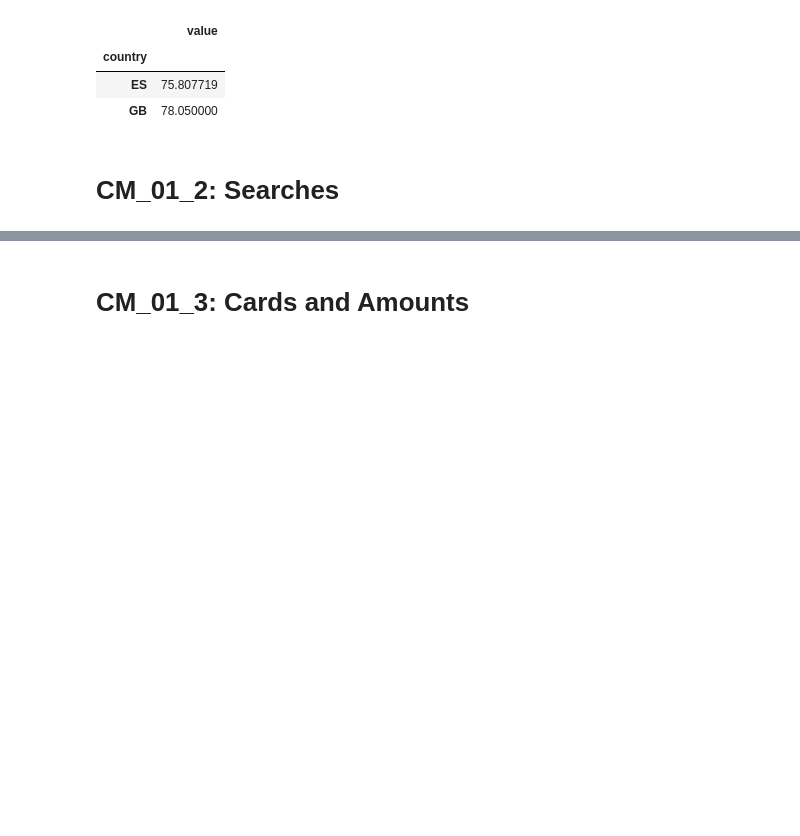
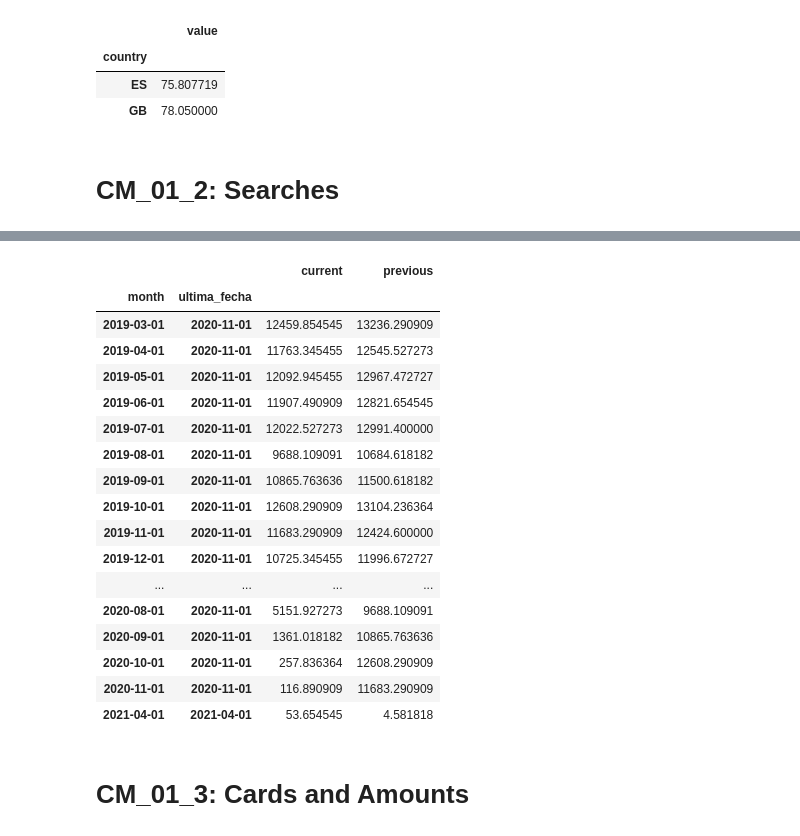
Before and after one commit to miracFence/Datathon-Gran-Canaria, a Jupyter notebook: Smart Destinations/CM_01_Analysis.ipynb, the cells around one changed output, grey strips where cells are left out. Saved outputs shown, nothing was run; the diff lists cells and outputs as text; code cells hidden in the pictures; blank space fills up the shorter version.

```diff
--- a/Smart Destinations/CM_01_Analysis.ipynb
+++ b/Smart Destinations/CM_01_Analysis.ipynb
@@ -629,0 +702,5 @@ GTPI_filtered.groupby(['country']).mean()
+# %%
+listAllBookingFiles = glob.glob('../../datos/CM01_2/bookings_confirmed*.csv')
+combined_booking_dt = pd.concat([pd.read_csv(f) for f in listAllBookingFiles])
+
+combined_booking_dt.describe()
@@ -629,0 +717,3 @@ GTPI_filtered.groupby(['country']).mean()
+# %%
+combined_booking_filtered = combined_booking_dt[combined_booking_dt['previous'].notna()]
+combined_booking_filtered.describe()
@@ -630,3 +730,24 @@ GTPI_filtered.groupby(['country']).mean()
+# %%
+combined_booking_filtered.groupby(['month', 'ultima_fecha']).mean()
+# %% [output]
+|  |  | current | previous |
+| month | ultima_fecha |  |  |
+| 2019-03-01 | 2020-11-01 | 12459.854545 | 13236.290909 |
+| 2019-04-01 | 2020-11-01 | 11763.345455 | 12545.527273 |
+| 2019-05-01 | 2020-11-01 | 12092.945455 | 12967.472727 |
+| 2019-06-01 | 2020-11-01 | 11907.490909 | 12821.654545 |
+| 2019-07-01 | 2020-11-01 | 12022.527273 | 12991.400000 |
+| 2019-08-01 | 2020-11-01 | 9688.109091 | 10684.618182 |
+| 2019-09-01 | 2020-11-01 | 10865.763636 | 11500.618182 |
+| 2019-10-01 | 2020-11-01 | 12608.290909 | 13104.236364 |
+| 2019-11-01 | 2020-11-01 | 11683.290909 | 12424.600000 |
+| 2019-12-01 | 2020-11-01 | 10725.345455 | 11996.672727 |
+| ... | ... | ... | ... |
+| 2020-08-01 | 2020-11-01 | 5151.927273 | 9688.109091 |
+| 2020-09-01 | 2020-11-01 | 1361.018182 | 10865.763636 |
+| 2020-10-01 | 2020-11-01 | 257.836364 | 12608.290909 |
+| 2020-11-01 | 2020-11-01 | 116.890909 | 11683.290909 |
+| 2021-04-01 | 2021-04-01 | 53.654545 | 4.581818 |
 # %% [markdown]
 # CM_01_3: Cards and Amounts
 # %%
```
Also changed, not shown: parts of 10 cells of this notebook, 1 other file.
